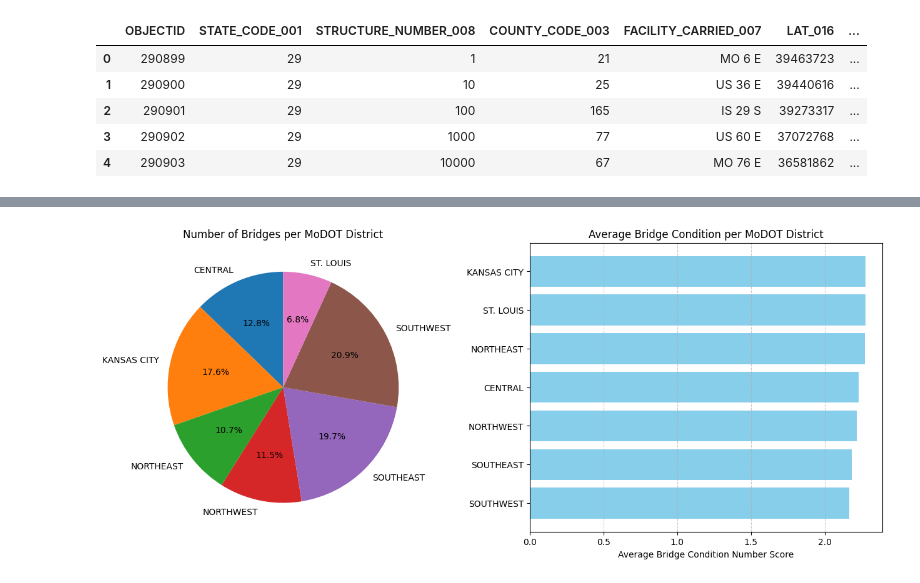
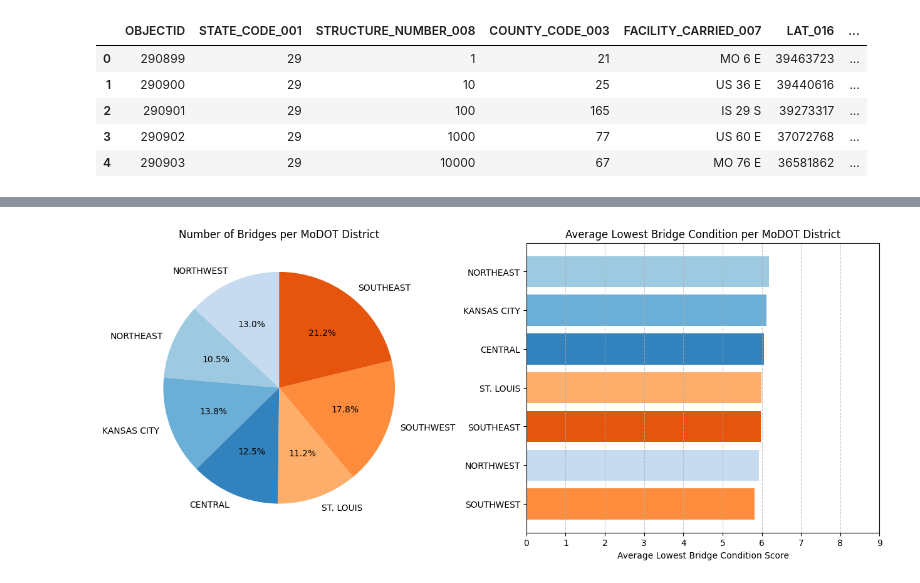
Before and after one commit to kenziemcallister/MODOT-Bridges-Data-Story, a Jupyter notebook: KenziesPlots.ipynb, the cells around one changed output, grey strips where cells are left out. Saved outputs shown, nothing was run; the diff lists cells and outputs as text; code cells hidden in the pictures.

Commit message:
Updated my plots after review

```diff
--- a/KenziesPlots.ipynb
+++ b/KenziesPlots.ipynb
@@ -30,7 +30,7 @@ col_names = df.columns.to_list()
 filtered_df = df[["OBJECTID", "STATE_CODE_001", "STRUCTURE_NUMBER_008", "COUNTY_CODE_003", "FACILITY_CARRIED_007"
                  , "LAT_016", "LONG_017", "YEAR_BUILT_027", "TRAFFIC_LANES_ON_028A", "ADT_029", "YEAR_ADT_030",
                  "BRIDGE_IMP_COST_094", "YEAR_RECONSTRUCTED_106", "FUTURE_ADT_114", "YEAR_OF_FUTURE_ADT_115",
-                 "BRIDGE_CONDITION", "STRUCTURE_LEN_MT_049"]]
+                 "BRIDGE_CONDITION", "STRUCTURE_LEN_MT_049", "LOWEST_RATING", "SUPERSTRUCTURE_COND_059", "HIGHWAY_DISTRICT_002"]]
 
 filtered_df.head()
 # %% [output]
@@ -75,73 +84,64 @@ Text(0, 0.5, '# of bridges')
 # %%
 # Pie chart: Number of bridges per district, Condition by district
 
-#need to convert lat and longitude to decimal format so we can join with districts df
-geometry_dfs = filtered_df.copy()
-geometry_dfs['lat'] = geometry_dfs['LAT_016'] / 1e6
-geometry_dfs['lon'] = -geometry_dfs['LONG_017'] / 1e6
+districts_df["HIGHWAY_DISTRICT_002"] = districts_df["DISTRICT_N"]
 
-#turning it into a geometry df
-bridges_gdf = gpd.GeoDataFrame(geometry_dfs, geometry=gpd.points_from_xy(geometry_dfs['lon'], geometry_dfs['lat']), crs="EPSG:4326")
-bridges_gdf = bridges_gdf.to_crs(districts_df.crs)
+#use highway_district to get number of bridges per district
+bridges_df = pd.merge(filtered_df, districts_df, how="inner", on="HIGHWAY_DISTRICT_002")
+bridges_df.head()
 
-bridges_gdf.head()
+bridge_counts = ( #getting bridge counts for each highway district/mo district
+    bridges_df.groupby(["HIGHWAY_DISTRICT_002", "DISTRICT_1"])
+    .size()
+    .reset_index(name="bridge_count")
+)
 
-#joining the added geometry items of og df with the districts df, and get the counts of each
-joined = gpd.sjoin(bridges_gdf, districts_df, how='inner', predicate='within')
+bridge_counts.head()
 
-bridge_counts = ( #getting counts of bridges by district
-    joined.groupby(['DISTRICT_1', 'DISTRICT_N'])
-    .size()
-    .reset_index(name='bridge_count')
+#now plotting avg lowest condition rating for each district
+avg_condition = (
+    bridges_df.groupby(["DISTRICT_1", "HIGHWAY_DISTRICT_002"])["LOWEST_RATING"]
+    .mean()
+    .reset_index(name="avg_lowest_condition")
 )
-bridge_counts.head()
-joined.head()
+avg_condition = avg_condition.sort_values('avg_lowest_condition')
 
-#now plotting both the number of bridges and condition side by side
-condition_map = {
-    "P" : 1, #poor
-    "F" : 2, #fair
-    "G" : 3, #good
-    "E" : 4  #excellent?
-}
+#getting color maps to match districts to same color for both plots
+districts = bridge_counts["DISTRICT_1"].unique()
+colors = plt.cm.tab20c.colors
+color_map = {district: colors[i % len(colors)] for i, district in enumerate(sorted(districts))}
 
-joined['condition_number'] = joined['BRIDGE_CONDITION'].map(condition_map)
-joined.head()
+bridge_counts["color"] = bridge_counts["DISTRICT_1"].map(color_map)
+avg_condition["color"] = avg_condition["DISTRICT_1"].map(color_map)
 
-avg_condition = (
-    joined.groupby(["DISTRICT_1", "DISTRICT_N"])["condition_number"]
-    .mean()
-    .reset_index(name="avg_condition")
-)
-avg_condition = avg_condition.sort_values('avg_condition')
-
-# --- subplots ---
-import matplotlib.pyplot as plt
+# # --- subplots ---
 
 fig, axes = plt.subplots(1, 2, figsize=(16, 6))
 
 #pie chart for number of bridges per missouri district
 axes[0].pie(
     bridge_counts["bridge_count"],
     labels=bridge_counts["DISTRICT_1"],
     autopct="%1.1f%%",
-    startangle=90
+    startangle=90,
+    colors=bridge_counts["color"]
 )
 axes[0].set_title("Number of Bridges per MoDOT District")
 
-#bar chart for average condition per missouri district
+#bar chart for average lowest condition per missouri district
 axes[1].barh(
     avg_condition["DISTRICT_1"],
-    avg_condition['avg_condition'],
-    color='skyblue'
+    avg_condition['avg_lowest_condition'],
+    color=avg_condition["color"]
 )
-axes[1].set_xlabel("Average Bridge Condition Number Score")
-axes[1].set_title("Average Bridge Condition per MoDOT District")
+axes[1].set_xlabel("Average Lowest Bridge Condition Score")
+axes[1].set_title("Average Lowest Bridge Condition per MoDOT District")
 axes[1].grid(axis='x', linestyle='--', alpha=0.7)
+axes[1].set_xlim(0,9) #setting limit to 0 to 9 to reflect codes
 
 plt.show()
 # %% [output]
-[figure, old version]
+[figure, new version]
 # %%
 # Bar Chart: Top 5 highways with number of bridge mileage
 
```
Also changed, not shown: parts of 3 cells of this notebook.
